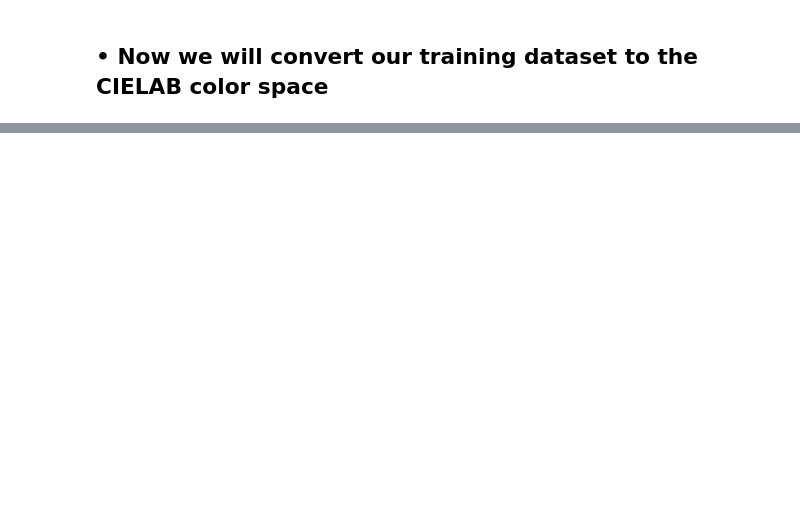
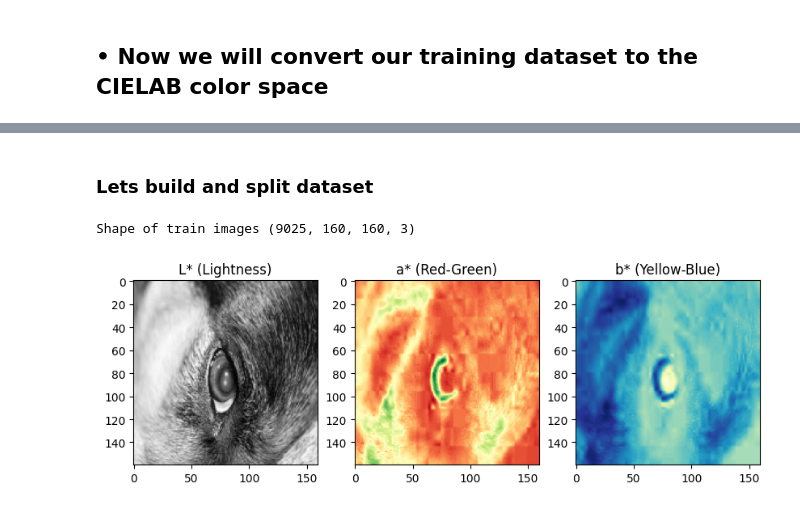
Before and after one commit to AndreyArguedas/DeepLearning, a Jupyter notebook: Documentos de Deep Learning GR 40/TC2/TC2-DL-AndreyArguedas.ipynb, the cells around one changed output, grey strips where cells are left out. Cells and saved outputs as stored; diff of their text form; code cells hidden in the pictures; blank space fills up the shorter version.

```diff
--- a/Documentos de Deep Learning GR 40/TC2/TC2-DL-AndreyArguedas.ipynb
+++ b/Documentos de Deep Learning GR 40/TC2/TC2-DL-AndreyArguedas.ipynb
@@ -175,0 +142,27 @@ plt.show()
+# %% [markdown]
+### Lets build and split dataset
+# %%
+train_dataset = train_dataset.unbatch()
+train_images = np.asarray(list(train_dataset.map(lambda x, y: x)))
+train_labels = np.asarray(list(train_dataset.map(lambda x, y: y)))
+
+print("Shape of train images", train_images.shape)
+# %% [output]
+Shape of train images (9025, 160, 160, 3)
+# %%
+for i in range(1):
+    fig, axs = plt.subplots(1, 3, figsize=(10, 10))
+    image_lab = train_images[i]
+
+    axs[0].imshow(image_lab[:, :, 0], cmap='gray')
+    axs[0].set_title('L* (Lightness)')
+
+    axs[1].imshow(image_lab[:, :, 1], cmap='RdYlGn')
+    axs[1].set_title('a* (Red-Green)')
+
+    axs[2].imshow(image_lab[:, :, 2], cmap='YlGnBu')
+    axs[2].set_title('b* (Yellow-Blue)')
+
+plt.show()
+# %% [output]
+[figure, added]
```
Also changed, not shown: parts of 23 cells of this notebook.
